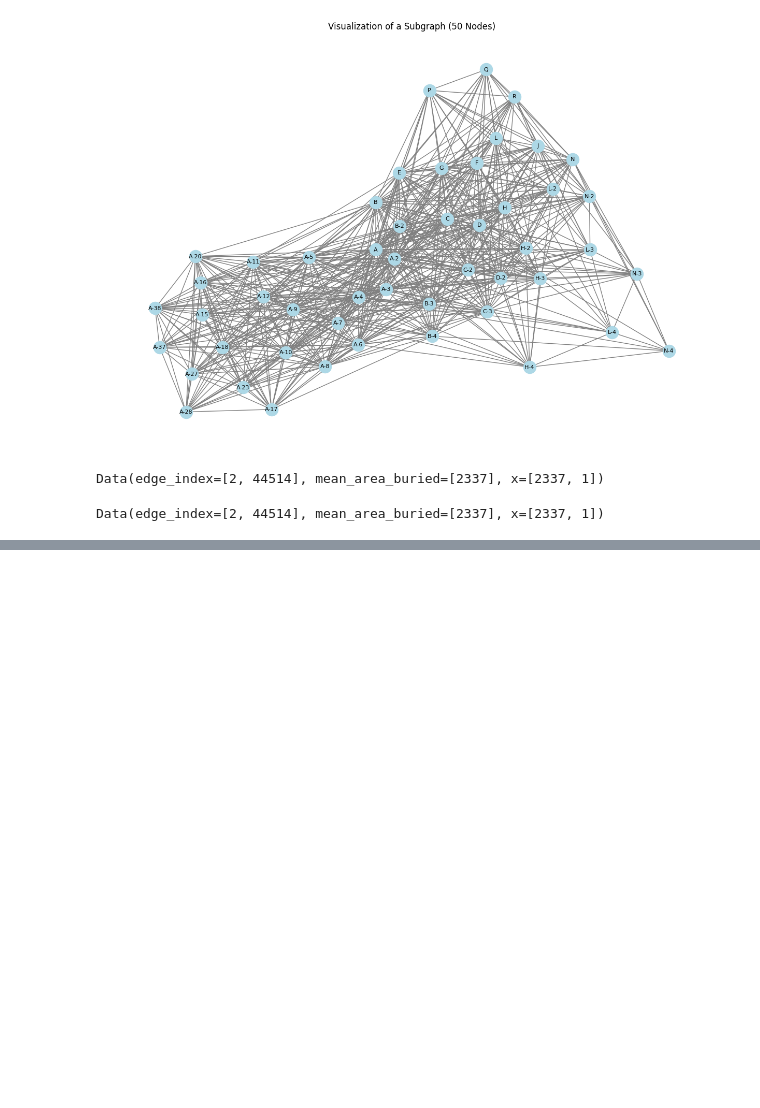
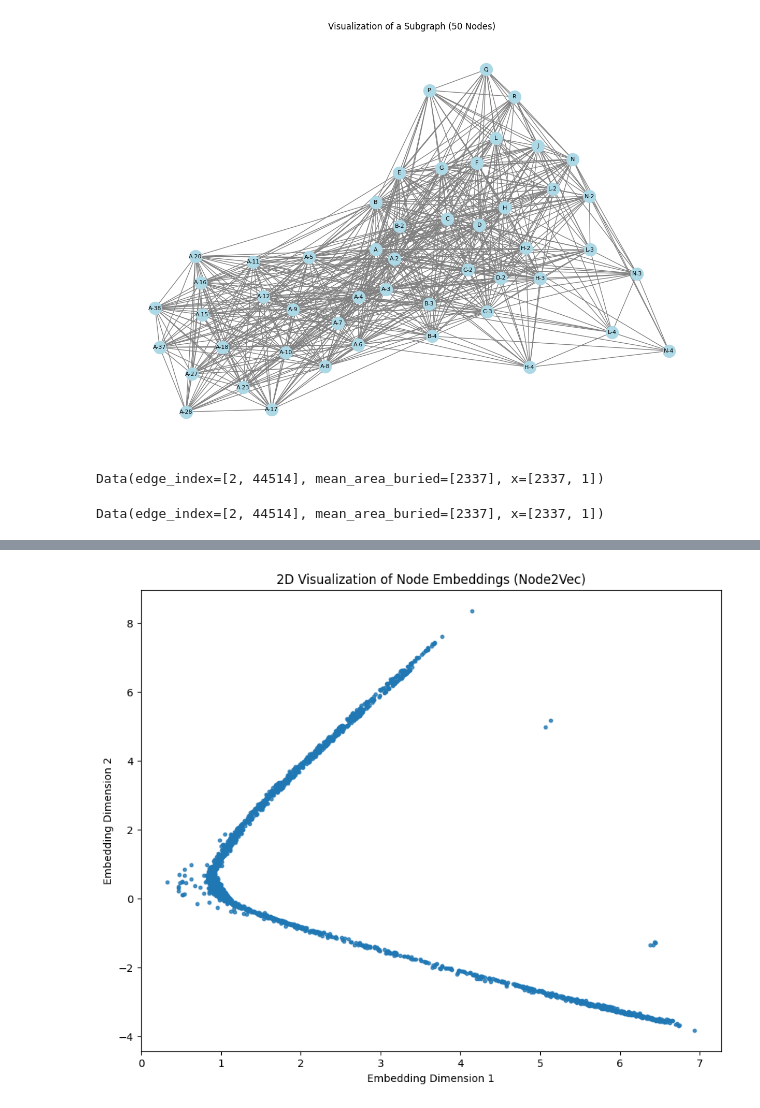
Before and after one commit to saktiworkstation/GNNs-LLMs-Research, a Jupyter notebook: GNN_DOVE.ipynb, the cells around one changed output, grey strips where cells are left out. Cells and saved outputs as stored; diff of their text form; code cells hidden in the pictures; blank space fills up the shorter version.

```diff
--- a/GNN_DOVE.ipynb
+++ b/GNN_DOVE.ipynb
@@ -153,0 +183,24 @@ Data(edge_index=[2, 44514], mean_area_buried=[2337], x=[2337, 1])
+# %%
+from node2vec import Node2Vec
+
+# Generate node embeddings using Node2Vec
+node2vec = Node2Vec(protein_graph, dimensions=2, walk_length=10, num_walks=50, workers=1, seed=42)
+model = node2vec.fit(window=5, min_count=1, batch_words=4)
+
+# Retrieve embeddings for each node
+node_embeddings = {str(node): model.wv[str(node)] for node in protein_graph.nodes()}
+
+# Prepare data for visualization
+embeddings_df = pd.DataFrame(node_embeddings).T
+embeddings_df.columns = ['x', 'y']
+embeddings_df['node'] = embeddings_df.index
+
+# Visualize the node embeddings
+plt.figure(figsize=(10, 8))
+plt.scatter(embeddings_df['x'], embeddings_df['y'], s=10, alpha=0.8)
+plt.title("2D Visualization of Node Embeddings (Node2Vec)")
+plt.xlabel("Embedding Dimension 1")
+plt.ylabel("Embedding Dimension 2")
+plt.show()
+# %% [output]
+[figure, added]
```
Also changed, not shown: parts of 10 cells of this notebook.
